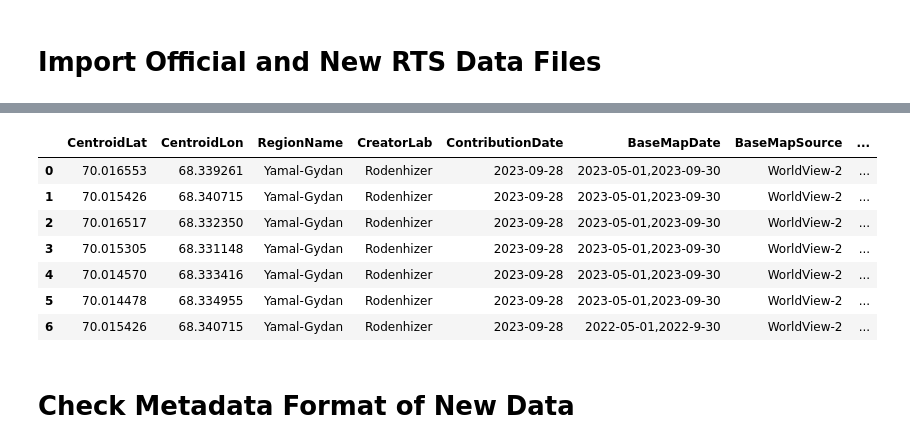
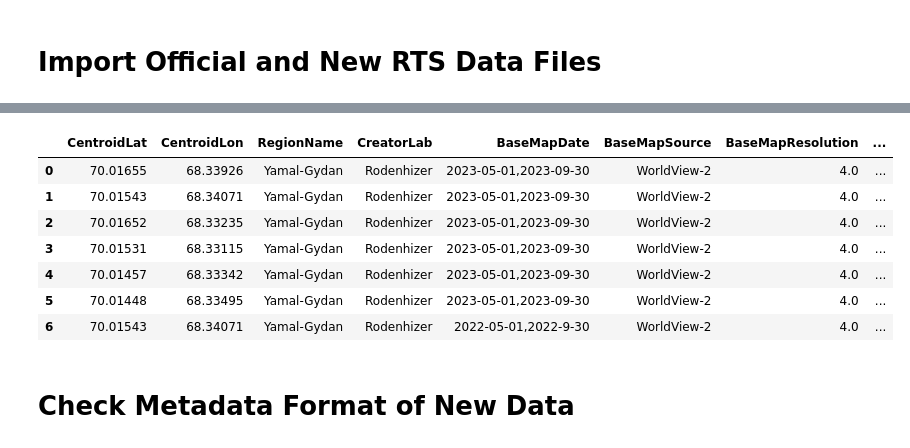
Before and after one commit to whrc/ARTS, a Jupyter notebook: Tutorial/rts_dataset_formatting.ipynb, the cells around one changed output, grey strips where cells are left out. Drawn from its saved outputs; the diff is of its cells as text; code cells hidden in the pictures.

```diff
--- a/Tutorial/rts_dataset_formatting.ipynb
+++ b/Tutorial/rts_dataset_formatting.ipynb
@@ -61,11 +59,13 @@ separate_file = True
 # %%
 col_metadata = pd.read_csv(Path('../input_data/metadata_description.csv'))
 
-required_fields = list(col_metadata[col_metadata.Required == True].FieldName.values)
+required_fields = list(col_metadata[col_metadata.Required == 'True'].FieldName.values)
 
-optional_fields = list(col_metadata[col_metadata.Required == False].FieldName.values)
+generated_fields = list(col_metadata[col_metadata.Required == 'Generated'].FieldName.values)
 
-all_fields = required_fields + optional_fields + new_fields
+optional_fields = list(col_metadata[col_metadata.Required == 'False'].FieldName.values)
+
+all_fields = required_fields + generated_fields + optional_fields + new_fields
 # %% [markdown]
 # Import Official and New RTS Data Files
 # %%
@@ -74,7 +74,7 @@ rts_data_filepath = Path('..') / 'input_data' / rts_file
 
 rts_data = (
     gpd.read_file(rts_data_filepath)
-    .filter(items = required_fields + optional_fields + ['geometry'])
+    .filter(items = required_fields + generated_fields + optional_fields + ['geometry'])
 )
 
 rts_data.ContributionDate = pd.to_datetime(rts_data.ContributionDate)
@@ -95,63 +95,75 @@ rts_data
 # %%
 new_data = gpd.read_file(new_data_filepath)
 
+# convert to EPSG:3413 if necessary
 if new_data.crs != 'EPSG:3413':
     new_data = new_data.to_crs('EPSG:3413')
 
+# calculate centroid, if requested
 if calculate_centroid:
     if re.search('\\.shp', str(new_data_filepath)):
         new_data = new_data.drop(['CntrdLt', 'CntrdLn'], axis = 1)
+        new_data["CntrdLt"] = new_data.to_crs(4326).centroid.y.round(5)
+        new_data["CntrdLn"] = new_data.to_crs(4326).centroid.x.round(5)
 
-    new_data["CentroidLat"] = new_data.to_crs(4326).centroid.y
-    new_data["CentroidLon"] = new_data.to_crs(4326).centroid.x
+    elif re.search('\\.geojson', str(new_data_filepath)):
+        new_data["CentroidLat"] = new_data.to_crs(4326).centroid.y.round(5)
+        new_data["CentroidLon"] = new_data.to_crs(4326).centroid.x.round(5)
 
+# select correct columns
 if re.search('\\.geojson', str(new_data_filepath)):
     new_data = (
         new_data
         .filter(items = required_fields + optional_fields + new_fields + ['geometry'])
         )
 elif re.search('\\.shp', str(new_data_filepath)):
     new_data = (
         new_data
         .rename(columns = dict(
             {key:value for key, value
                  in zip(
-                     ['CntrdLt', 'CntrdLn', 'ReginNm', 'CretrLb', 'BasMpDt', 'BsMpSrc', 'BsMpRsl', 'TrnClss'],
-                     [item for item in required_fields if item not in ['MergedRTS', 'StabilizedRTS', 'UID', 'ContributionDate']]
-                 )},
-                **{key:value for key, value
-                 in zip(
-                     ['StblRTS', 'MrgdRTS', 'Area'],
-                     [item for item in optional_fields if item not in ['MergedRTS', 'StabilizedRTS', 'UID', 'ContributionDate']],
-                 )},
-                **{key:value for key, value
-             in zip(
-                 new_fields_abbreviated,
-                 new_fields)}
+                     ['CntrdLt', 'CntrdLn', 'ReginNm', 'CretrLb', 'BasMpDt', 'BsMpSrc', 'BsMpRsl', 'TrnClss', 'LablTyp'],
+                     required_fields
+                     )},
+            **{key:value for key, value
+               in zip(
+                   ['MrgdRTS', 'StblRTS', 'ContrDt', 'UID'],
+                   generated_fields,
+                   )},
+            **{key:value for key, value
+               in zip(
+                   ['BsMpID', 'Area'],
+                   optional_fields,
+                   )},
+            **{key:value for key, value
+               in zip(
+                   new_fields_abbreviated,
+                   new_fields
+                   )}
             )
                 )
         .filter(items = required_fields + optional_fields + new_fields + ['geometry'])
         )
 
-for field in [item for item in required_fields if item not in ['MergedRTS', 'StabilizedRTS', 'UID', 'ContributionDate']]: # Check if all required columns are present
+for field in [item for item in required_fields]: # Check if all required columns are present
     if field not in new_data.columns:
-        raise ValueError('{field} is missing. Ensure that all required fields (except UID) are present prior to running this script'
+        raise ValueError('{field} is missing. Ensure that all required fields are present prior to running this script'
                          .format(field = repr(field)))
 
 for field in [item for item in new_fields]: # Check if all new columns are present
     if field not in new_data.columns:
         raise ValueError('{field} is missing. Did you specify the name of the new metadata field correctly?'.format(field = repr(field)))
 
 new_data
 # %% [output]
-|  | CentroidLat | CentroidLon | RegionName | CreatorLab | ContributionDate | BaseMapDate | BaseMapSource | ... |
-| 0 | 70.016553 | 68.339261 | Yamal-Gydan | Rodenhizer | 2023-09-28 | 2023-05-01,2023-09-30 | WorldView-2 | ... |
-| 1 | 70.015426 | 68.340715 | Yamal-Gydan | Rodenhizer | 2023-09-28 | 2023-05-01,2023-09-30 | WorldView-2 | ... |
-| 2 | 70.016517 | 68.332350 | Yamal-Gydan | Rodenhizer | 2023-09-28 | 2023-05-01,2023-09-30 | WorldView-2 | ... |
-| 3 | 70.015305 | 68.331148 | Yamal-Gydan | Rodenhizer | 2023-09-28 | 2023-05-01,2023-09-30 | WorldView-2 | ... |
-| 4 | 70.014570 | 68.333416 | Yamal-Gydan | Rodenhizer | 2023-09-28 | 2023-05-01,2023-09-30 | WorldView-2 | ... |
-| 5 | 70.014478 | 68.334955 | Yamal-Gydan | Rodenhizer | 2023-09-28 | 2023-05-01,2023-09-30 | WorldView-2 | ... |
-| 6 | 70.015426 | 68.340715 | Yamal-Gydan | Rodenhizer | 2023-09-28 | 2022-05-01,2022-9-30 | WorldView-2 | ... |
+|  | CentroidLat | CentroidLon | RegionName | CreatorLab | BaseMapDate | BaseMapSource | BaseMapResolution | ... |
+| 0 | 70.01655 | 68.33926 | Yamal-Gydan | Rodenhizer | 2023-05-01,2023-09-30 | WorldView-2 | 4.0 | ... |
+| 1 | 70.01543 | 68.34071 | Yamal-Gydan | Rodenhizer | 2023-05-01,2023-09-30 | WorldView-2 | 4.0 | ... |
+| 2 | 70.01652 | 68.33235 | Yamal-Gydan | Rodenhizer | 2023-05-01,2023-09-30 | WorldView-2 | 4.0 | ... |
+| 3 | 70.01531 | 68.33115 | Yamal-Gydan | Rodenhizer | 2023-05-01,2023-09-30 | WorldView-2 | 4.0 | ... |
+| 4 | 70.01457 | 68.33342 | Yamal-Gydan | Rodenhizer | 2023-05-01,2023-09-30 | WorldView-2 | 4.0 | ... |
+| 5 | 70.01448 | 68.33495 | Yamal-Gydan | Rodenhizer | 2023-05-01,2023-09-30 | WorldView-2 | 4.0 | ... |
+| 6 | 70.01543 | 68.34071 | Yamal-Gydan | Rodenhizer | 2022-05-01,2022-9-30 | WorldView-2 | 4.0 | ... |
 # %% [markdown]
 # Check Metadata Format of New Data
 # %%
```
Also changed, not shown: parts of 10 cells of this notebook, 31 other files.
